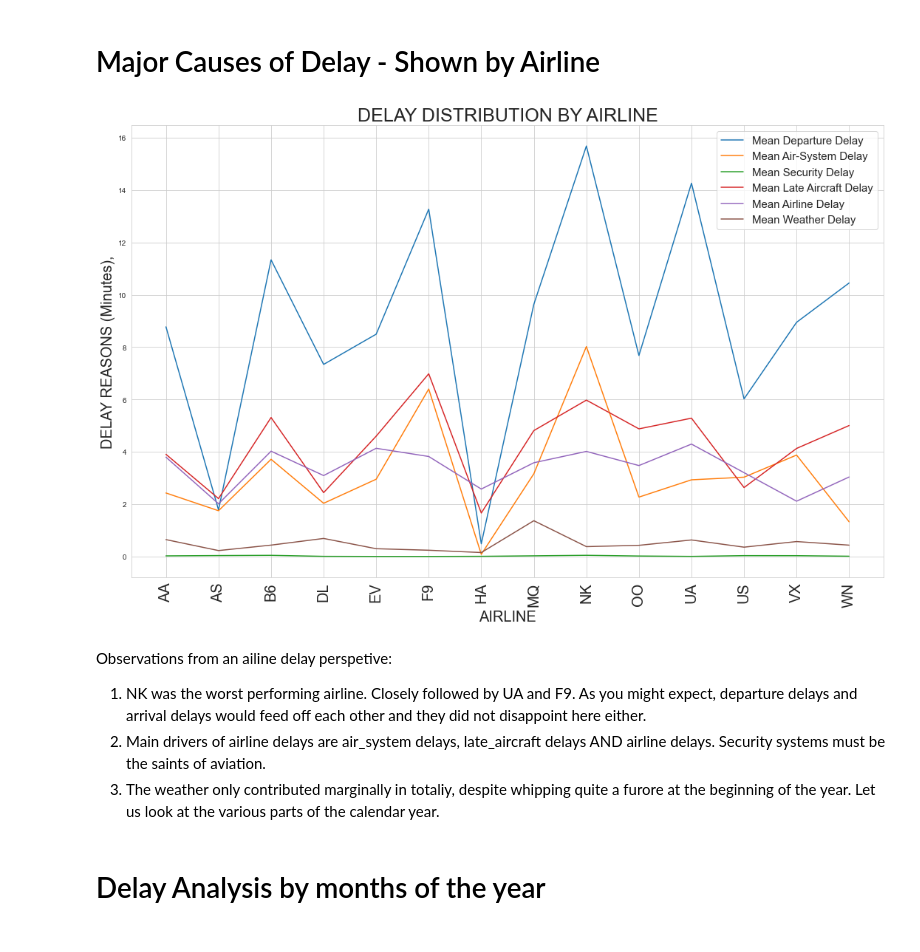
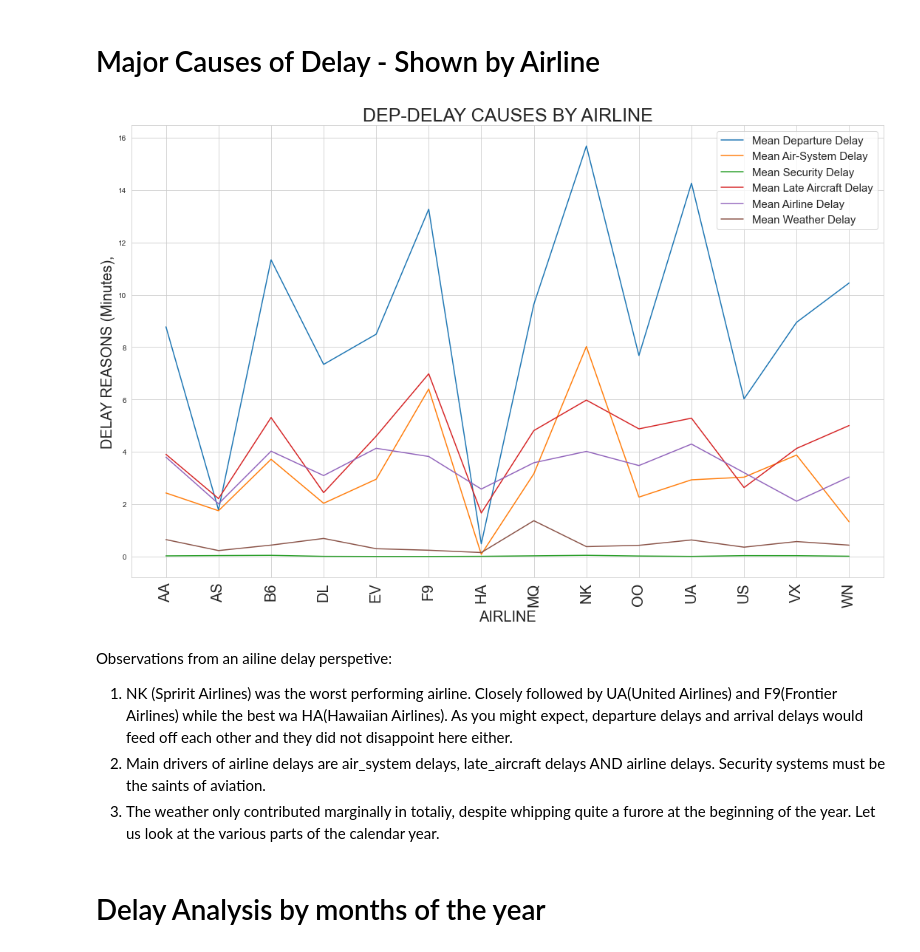
Before and after one commit to dseks123/Data-Pipeline-Project, a Jupyter notebook: flights2015_analysis.ipynb, the cells around one changed output. Drawn from its saved outputs; the diff is of its cells as text; code cells hidden in the pictures.

```diff
--- a/flights2015_analysis.ipynb
+++ b/flights2015_analysis.ipynb
@@ -13,7 +13,7 @@ import datetime as dt
 import csv
 import sklearn
 # %%
-engine = create_engine('postgres://dennisssekamaanya:dennis123@localhost:5432/dennisssekamaanya')
+engine = create_engine('postgresql://dennisssekamaanya:dennis123@localhost:5432/dennisssekamaanya')
 # %% [markdown]
 Using SQL-Alchemy, read in the flights, airline and airports tables
 # %%
@@ -232,23 +232,24 @@ delay_reasons = df.groupby(['airline']).mean().reset_index()[['airline','departu
 # %%
 plt.figure(figsize = (15,10))
 #sns.lineplot(x = 'airline', y = 'arrival_delay', data = delay_reasons, label = 'Mean Arrival Delay')
 sns.lineplot(x = 'airline', y = 'departure_delay', data = delay_reasons, label = 'Mean Departure Delay')
 sns.lineplot(x = 'airline', y = 'air_system_delay', data = delay_reasons, label = 'Mean Air-System Delay')
 sns.lineplot(x = 'airline', y = 'security_delay', data = delay_reasons, label = 'Mean Security Delay')
 sns.lineplot(x = 'airline', y = 'late_aircraft_delay', data = delay_reasons, label = 'Mean Late Aircraft Delay')
 sns.lineplot(x = 'airline', y = 'airline_delay', data = delay_reasons, label = 'Mean Airline Delay')
 sns.lineplot(x = 'airline', y = 'weather_delay', data = delay_reasons, label = 'Mean Weather Delay')
 plt.xlabel('AIRLINE', fontsize = 20)
 plt.ylabel('DELAY REASONS (Minutes),', fontsize = 20)
-plt.title('DELAY DISTRIBUTION BY AIRLINE', fontsize = 25)
+plt.title('DEP-DELAY CAUSES BY AIRLINE', fontsize = 25)
 plt.xticks(fontsize = 20, rotation = 90)
 plt.legend(prop = {'size': 15})
+plt.savefig('dep_delaybyairline.jpg')
 plt.tight_layout();
 # %% [output]
-[figure, old version]
+[figure, new version]
 # %% [markdown]
 Observations from an ailine delay perspetive:
-1. NK was the worst performing airline. Closely followed by UA and F9. As you might expect, departure delays and arrival delays would feed off each other and they did not disappoint here either.
+1. NK (Spririt Airlines) was the worst performing airline. Closely followed by UA(United Airlines) and F9(Frontier Airlines) while the best wa HA(Hawaiian Airlines). As you might expect, departure delays and arrival delays would feed off each other and they did not disappoint here either.
 2. Main drivers of airline delays are air_system delays, late_aircraft delays AND airline delays. Security systems must be the saints of aviation.
 3. The weather only contributed marginally in totaliy, despite whipping quite a furore at the beginning of the year. Let us look at the various parts of the calendar year.
 # %% [markdown]
```
Also changed, not shown: parts of 21 cells of this notebook, 3 other files.
